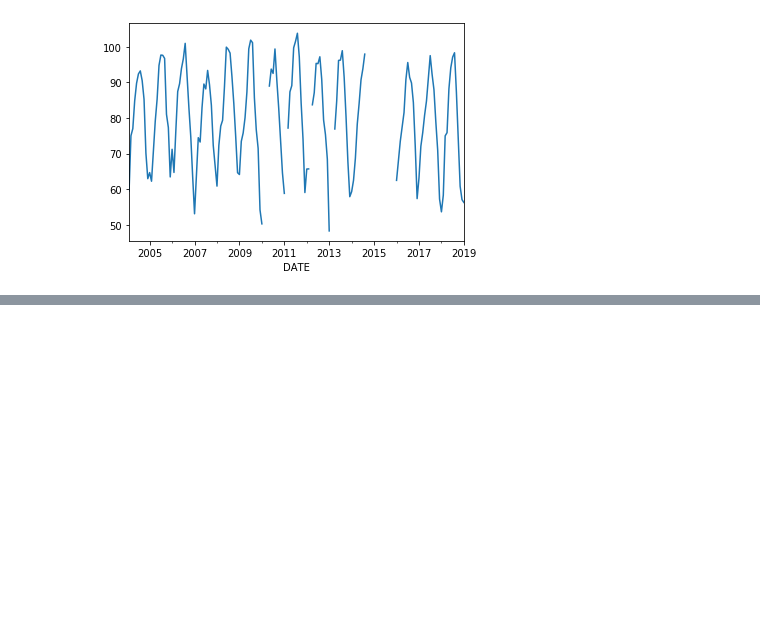
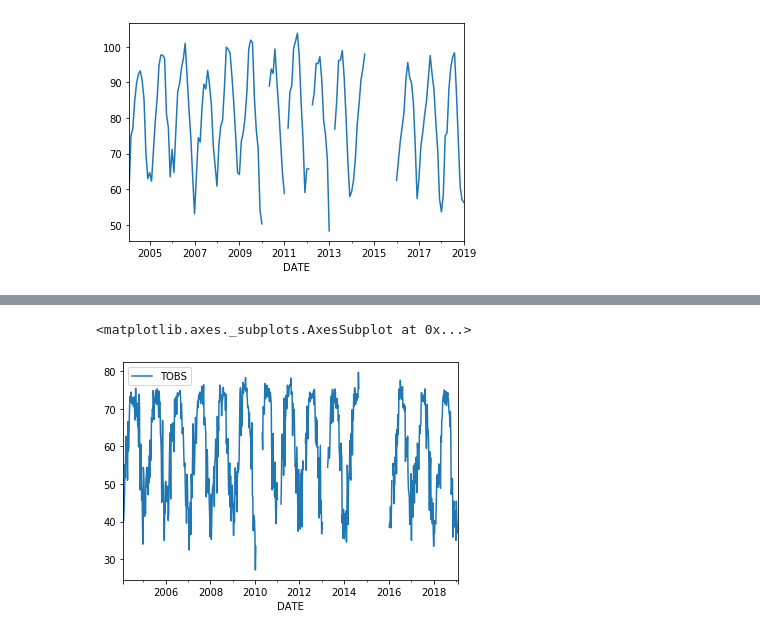
Before and after one commit to ravinder79/Climate-, a Jupyter notebook: climate_analysis.ipynb, the cells around one changed output, grey strips where cells are left out. Cells and saved outputs as stored; diff of their text form; code cells hidden in the pictures; blank space fills up the shorter version.

```diff
--- a/climate_analysis.ipynb
+++ b/climate_analysis.ipynb
@@ -77,0 +115,2 @@ plt.show()
+# %%
+df1 = df[['TOBS']]
@@ -77,0 +134,12 @@ plt.show()
+# %%
+# df = df[df['TOBS'].notna()]
+import statsmodels.api as sm
+
+# decomposition = sm.tsa.seasonal_decompose(df1.resample('W').mean(), model='additive')
+# fig = decomposition.plot()
+# plt.show()
+
+df1.resample('W').mean().plot()
+# %% [output]
+<matplotlib.axes._subplots.AxesSubplot at 0x...>
+[figure, added]
```
Also changed, not shown: parts of 5 cells of this notebook.
